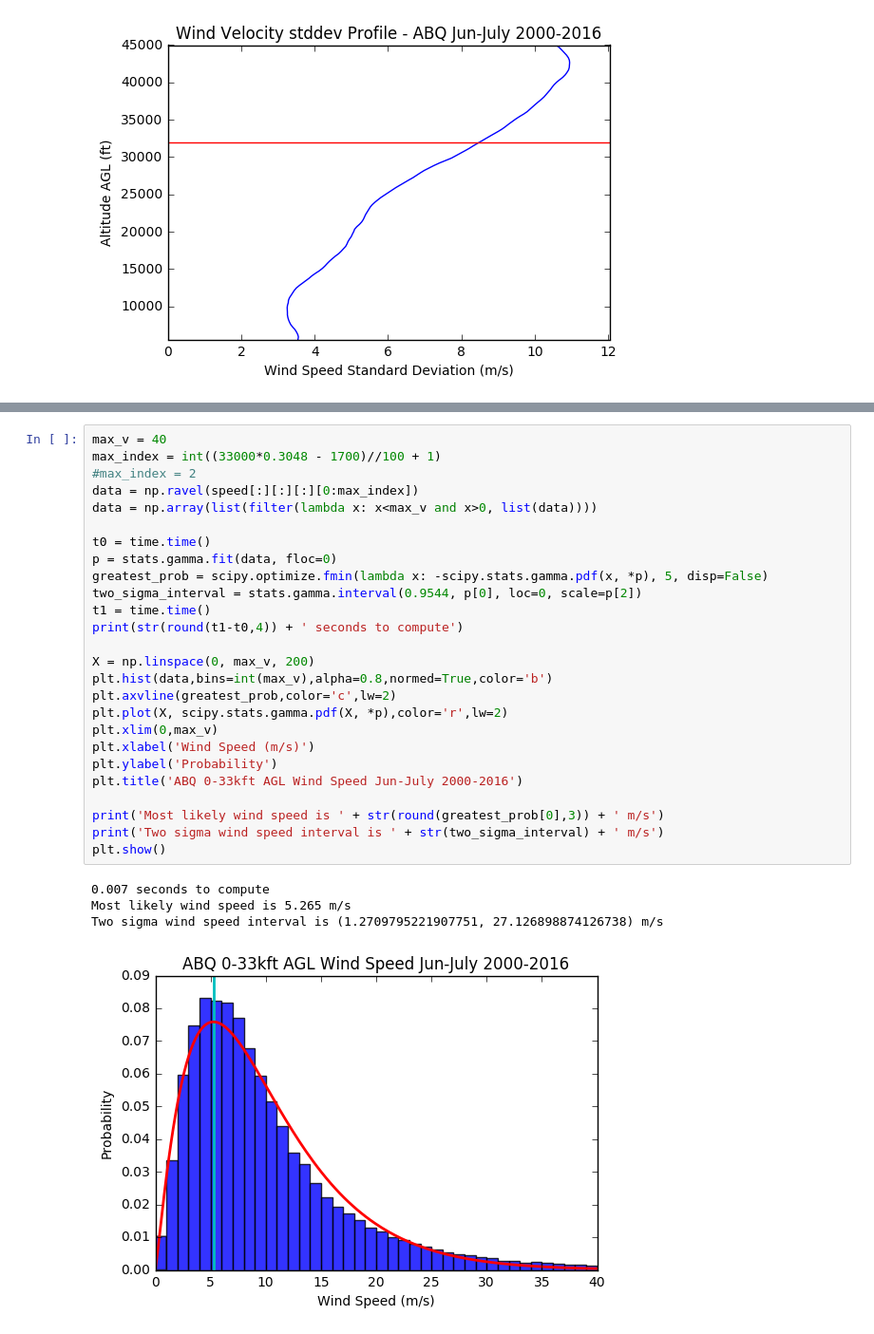
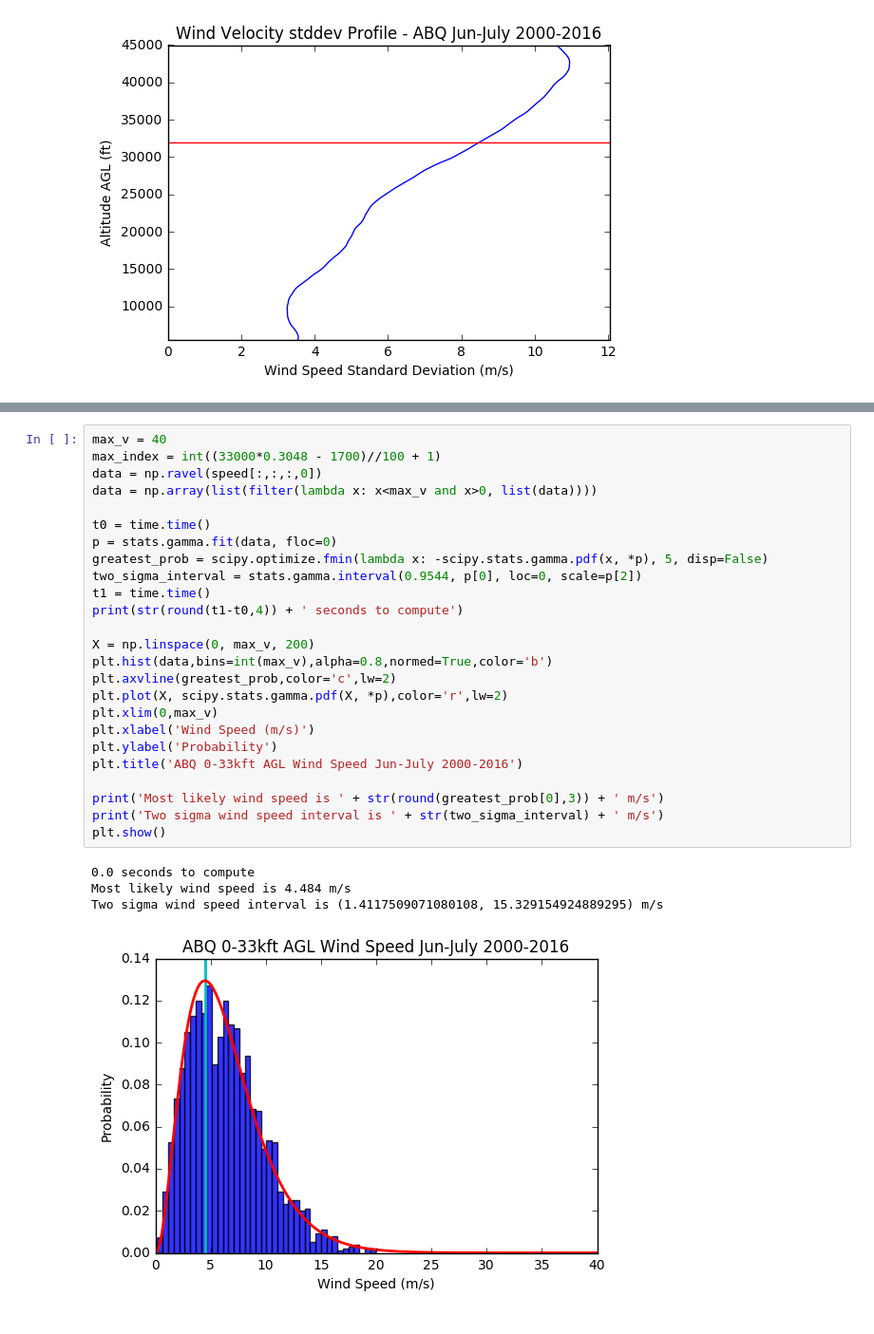
Before and after one commit to stanford-ssi/rockets-irec, a Jupyter notebook: Airframe_Design/windanalysis.ipynb, the cells around one changed output, grey strips where cells are left out. Shown at 95% size. Saved outputs shown, nothing was run; the diff lists cells and outputs as text.

```diff
--- a/Airframe_Design/windanalysis.ipynb
+++ b/Airframe_Design/windanalysis.ipynb
@@ -291,31 +242,30 @@ Two sigma wind speed interval is (0.88679784508341863, 26.569635625894222) m/s
 # %%
 max_v = 40
 max_index = int((33000*0.3048 - 1700)//100 + 1)
-#max_index = 2
-data = np.ravel(speed[:][:][:][0:max_index])
+data = np.ravel(speed[:,:,:,0])
 data = np.array(list(filter(lambda x: x<max_v and x>0, list(data))))
 
 t0 = time.time()
 p = stats.gamma.fit(data, floc=0)
 greatest_prob = scipy.optimize.fmin(lambda x: -scipy.stats.gamma.pdf(x, *p), 5, disp=False)
 two_sigma_interval = stats.gamma.interval(0.9544, p[0], loc=0, scale=p[2])
 t1 = time.time()
 print(str(round(t1-t0,4)) + ' seconds to compute')
 
 X = np.linspace(0, max_v, 200)
 plt.hist(data,bins=int(max_v),alpha=0.8,normed=True,color='b')
 plt.axvline(greatest_prob,color='c',lw=2)
 plt.plot(X, scipy.stats.gamma.pdf(X, *p),color='r',lw=2)
 plt.xlim(0,max_v)
 plt.xlabel('Wind Speed (m/s)')
 plt.ylabel('Probability')
 plt.title('ABQ 0-33kft AGL Wind Speed Jun-July 2000-2016')
 
 print('Most likely wind speed is ' + str(round(greatest_prob[0],3)) + ' m/s')
 print('Two sigma wind speed interval is ' + str(two_sigma_interval) + ' m/s')
 plt.show()
 # %% [output]
-0.007 seconds to compute
-Most likely wind speed is 5.265 m/s
-Two sigma wind speed interval is (1.2709795221907751, 27.126898874126738) m/s
+0.0 seconds to compute
+Most likely wind speed is 4.484 m/s
+Two sigma wind speed interval is (1.4117509071080108, 15.329154924889295) m/s
-[figure, old version]
+[figure, new version]
```
Also changed, not shown: parts of 5 cells of this notebook.
